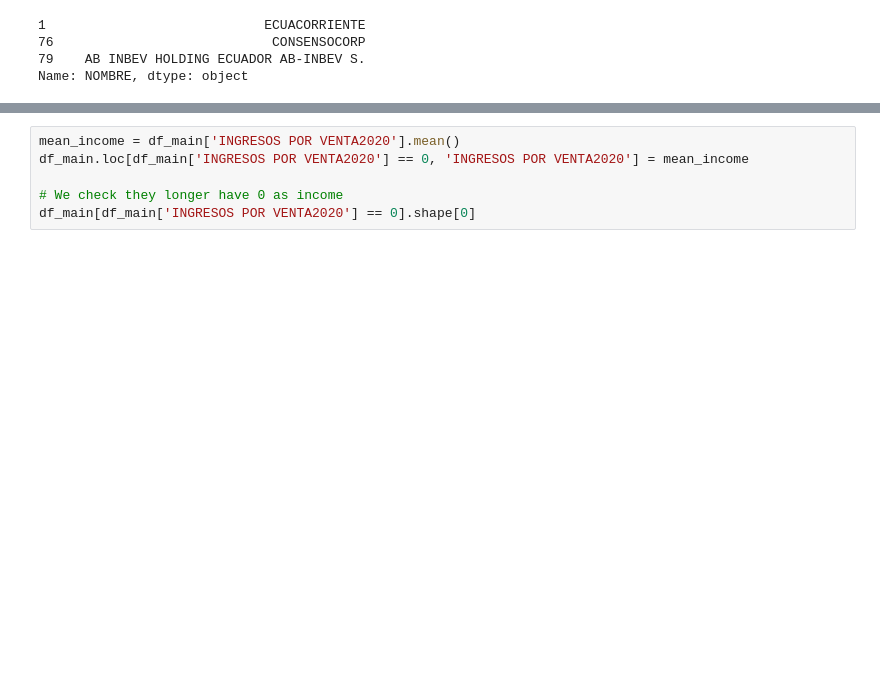
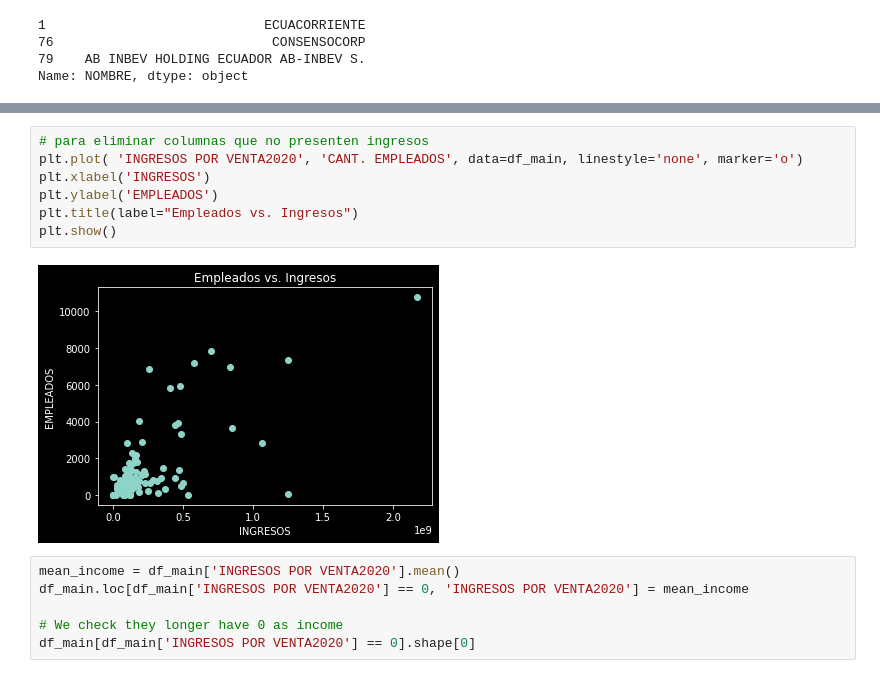
Before and after one commit to JFNebel/ecuadorian-graduates-workforce-mobility, a Jupyter notebook: Avance1/Datasets_preprocessing/CleaningMain.ipynb, the cells around one changed output, grey strips where cells are left out. Saved outputs shown, nothing was run; the diff lists cells and outputs as text; blank space fills up the shorter version.

```diff
--- a/Avance1/Datasets_preprocessing/CleaningMain.ipynb
+++ b/Avance1/Datasets_preprocessing/CleaningMain.ipynb
@@ -53,3 +64,12 @@ We choose to modify the 0 value with the median for that column as a replacement
+# %%
+# para eliminar columnas que no presenten ingresos
+plt.plot( 'INGRESOS POR VENTA2020', 'CANT. EMPLEADOS', data=df_main, linestyle='none', marker='o')
+plt.xlabel('INGRESOS')
+plt.ylabel('EMPLEADOS')
+plt.title(label="Empleados vs. Ingresos")
+plt.show()
+# %% [output]
+[figure, added]
 # %%
 mean_income = df_main['INGRESOS POR VENTA2020'].mean()
 df_main.loc[df_main['INGRESOS POR VENTA2020'] == 0, 'INGRESOS POR VENTA2020'] = mean_income
```
Also changed, not shown: parts of 4 cells of this notebook, 1 other file.
